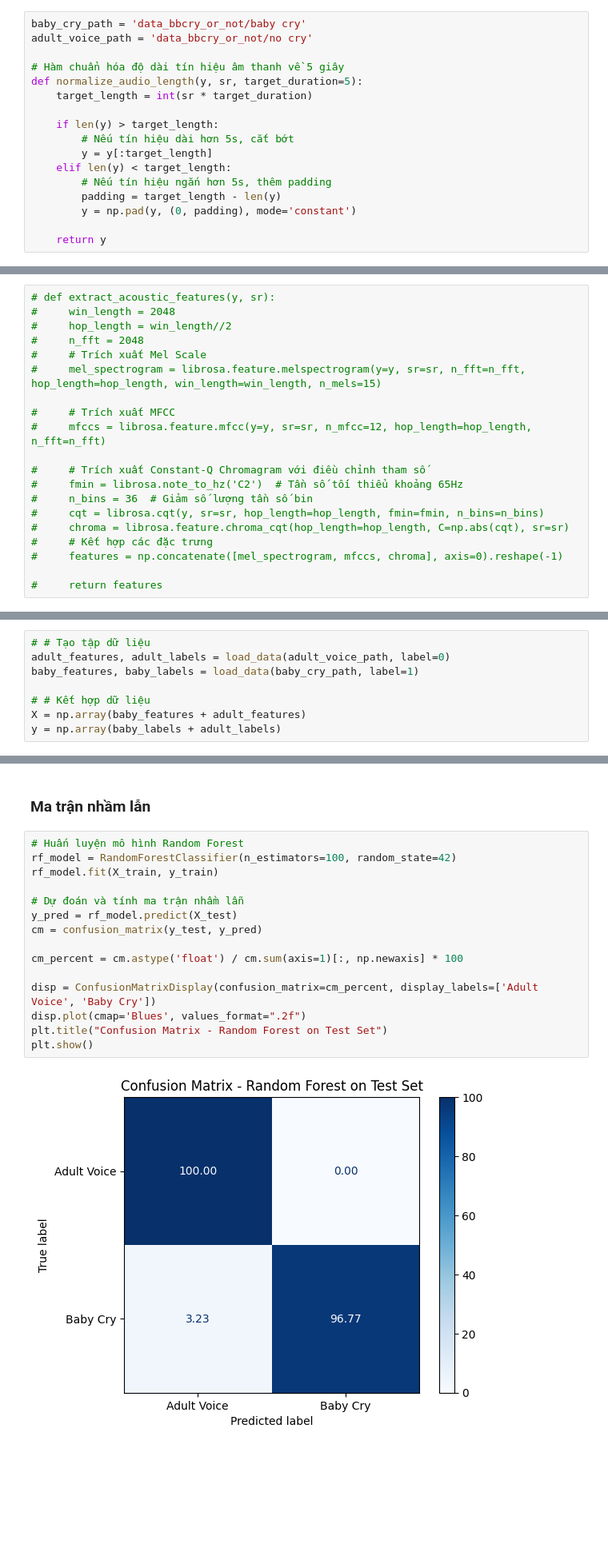
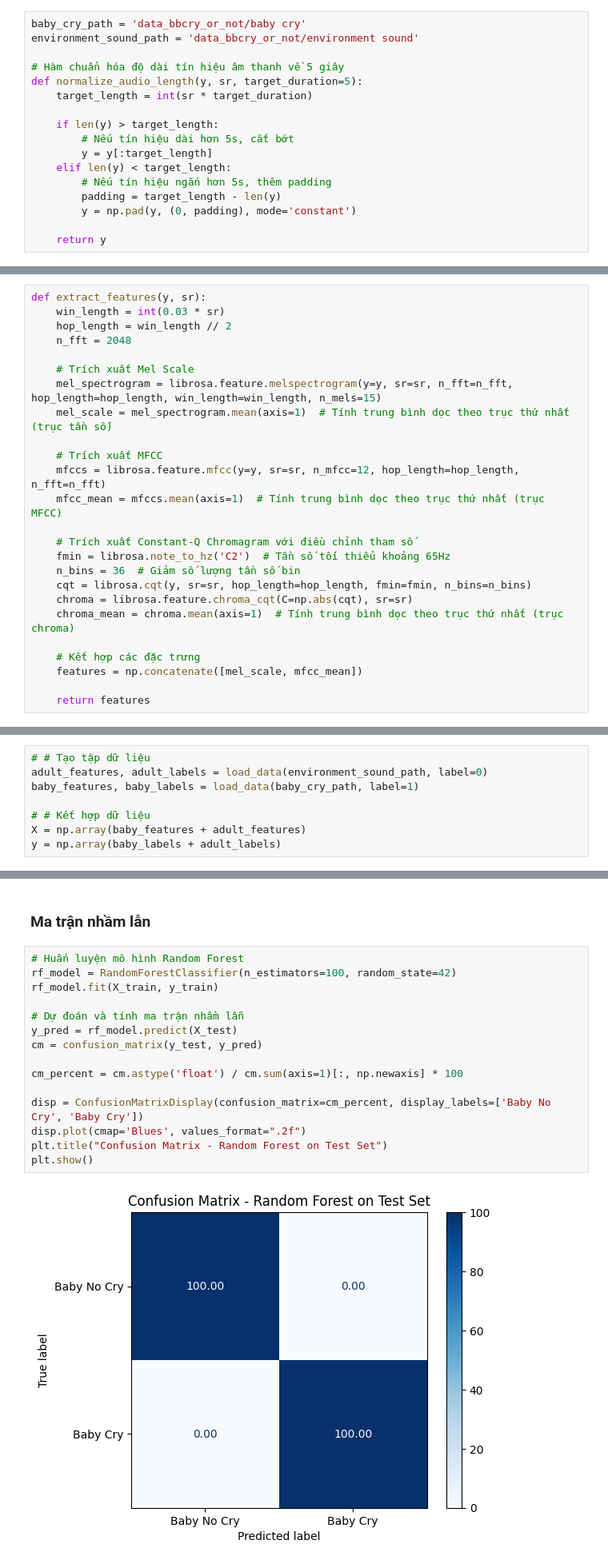
Before and after one commit to LaHuy136/BabyCry_AdultVoice_Classification, a Jupyter notebook: Baby_Cry_Detection.ipynb, the cells around one changed output, grey strips where cells are left out. Shown at 80% size. Cells and saved outputs as stored; diff of their text form; blank space fills up the shorter version.

Commit message:
feat [PBL6] update baby cry detection

```diff
--- a/Baby_Cry_Detection.ipynb
+++ b/Baby_Cry_Detection.ipynb
@@ -58,7 +61,7 @@ plt.show()
 ### 1. Tiền xử lý dữ liệu
 # %%
 baby_cry_path = 'data_bbcry_or_not/baby cry'
-adult_voice_path = 'data_bbcry_or_not/no cry'
+environment_sound_path = 'data_bbcry_or_not/environment sound'
 
 # Hàm chuẩn hóa độ dài tín hiệu âm thanh về 5 giây
 def normalize_audio_length(y, sr, target_duration=5):
@@ -101,25 +103,30 @@ def extract_features(y, sr):
 # %% [markdown]
 ### 2. Trích xuất đặc trưng
 # %%
-# def extract_acoustic_features(y, sr):
-#     win_length = 2048
-#     hop_length = win_length//2
-#     n_fft = 2048
-#     # Trích xuất Mel Scale
-#     mel_spectrogram = librosa.feature.melspectrogram(y=y, sr=sr, n_fft=n_fft, hop_length=hop_length, win_length=win_length, n_mels=15)
+def extract_features(y, sr):
+    win_length = int(0.03 * sr)
+    hop_length = win_length // 2
+    n_fft = 2048
 
-#     # Trích xuất MFCC
-#     mfccs = librosa.feature.mfcc(y=y, sr=sr, n_mfcc=12, hop_length=hop_length, n_fft=n_fft)
+    # Trích xuất Mel Scale
+    mel_spectrogram = librosa.feature.melspectrogram(y=y, sr=sr, n_fft=n_fft, hop_length=hop_length, win_length=win_length, n_mels=15)
+    mel_scale = mel_spectrogram.mean(axis=1)  # Tính trung bình dọc theo trục thứ nhất (trục tần số)
 
-#     # Trích xuất Constant-Q Chromagram với điều chỉnh tham số
-#     fmin = librosa.note_to_hz('C2')  # Tần số tối thiểu khoảng 65Hz
-#     n_bins = 36  # Giảm số lượng tần số bin
-#     cqt = librosa.cqt(y, sr=sr, hop_length=hop_length, fmin=fmin, n_bins=n_bins)
-#     chroma = librosa.feature.chroma_cqt(hop_length=hop_length, C=np.abs(cqt), sr=sr)
-#     # Kết hợp các đặc trưng
-#     features = np.concatenate([mel_spectrogram, mfccs, chroma], axis=0).reshape(-1)
+    # Trích xuất MFCC
+    mfccs = librosa.feature.mfcc(y=y, sr=sr, n_mfcc=12, hop_length=hop_length, n_fft=n_fft)
+    mfcc_mean = mfccs.mean(axis=1)  # Tính trung bình dọc theo trục thứ nhất (trục MFCC)
 
-#     return features
+    # Trích xuất Constant-Q Chromagram với điều chỉnh tham số
+    fmin = librosa.note_to_hz('C2')  # Tần số tối thiểu khoảng 65Hz
+    n_bins = 36  # Giảm số lượng tần số bin
+    cqt = librosa.cqt(y, sr=sr, hop_length=hop_length, fmin=fmin, n_bins=n_bins)
+    chroma = librosa.feature.chroma_cqt(C=np.abs(cqt), sr=sr)
+    chroma_mean = chroma.mean(axis=1)  # Tính trung bình dọc theo trục thứ nhất (trục chroma)
+
+    # Kết hợp các đặc trưng
+    features = np.concatenate([mel_scale, mfcc_mean])
+
+    return features
 # %% [markdown]
 ### Đọc dữ liệu và gán nhãn
 # %%
@@ -141,7 +148,7 @@ def load_data(directory, label):
     return features, labels
 # %%
 # # Tạo tập dữ liệu
-adult_features, adult_labels = load_data(adult_voice_path, label=0)
+adult_features, adult_labels = load_data(environment_sound_path, label=0)
 baby_features, baby_labels = load_data(baby_cry_path, label=1)
 
 # # Kết hợp dữ liệu
@@ -235,20 +242,20 @@ plt.show()
 # %%
 # Huấn luyện mô hình Random Forest
 rf_model = RandomForestClassifier(n_estimators=100, random_state=42)
 rf_model.fit(X_train, y_train)
 
 # Dự đoán và tính ma trận nhầm lẫn
 y_pred = rf_model.predict(X_test)
 cm = confusion_matrix(y_test, y_pred)
 
 cm_percent = cm.astype('float') / cm.sum(axis=1)[:, np.newaxis] * 100
 
-disp = ConfusionMatrixDisplay(confusion_matrix=cm_percent, display_labels=['Adult Voice', 'Baby Cry'])
+disp = ConfusionMatrixDisplay(confusion_matrix=cm_percent, display_labels=['Baby No Cry', 'Baby Cry'])
 disp.plot(cmap='Blues', values_format=".2f")
 plt.title("Confusion Matrix - Random Forest on Test Set")
 plt.show()
 # %% [output]
-[figure, old version]
+[figure, new version]
 # %% [markdown]
 ### Lưu mô hình
 # %%
```
Also changed, not shown: parts of 8 cells of this notebook.
